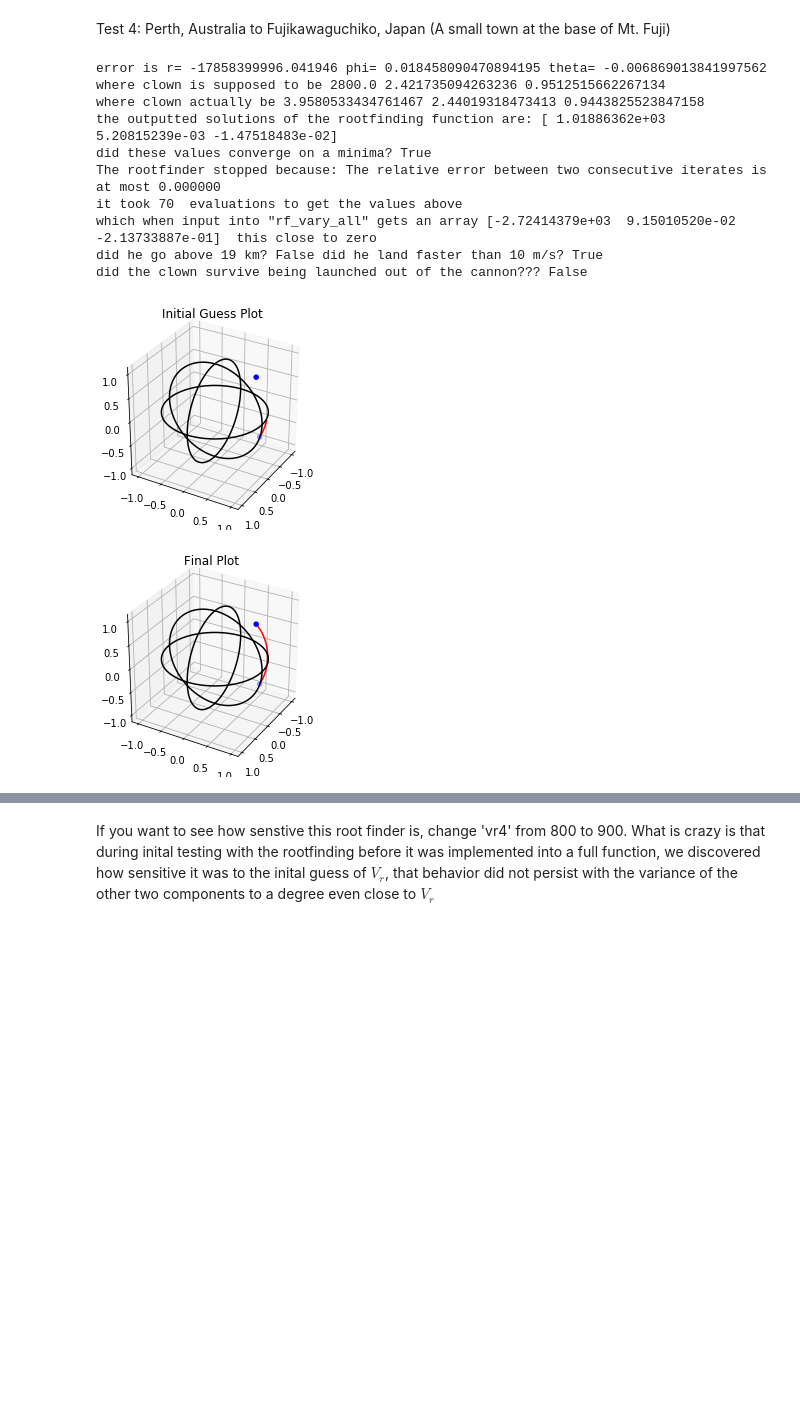
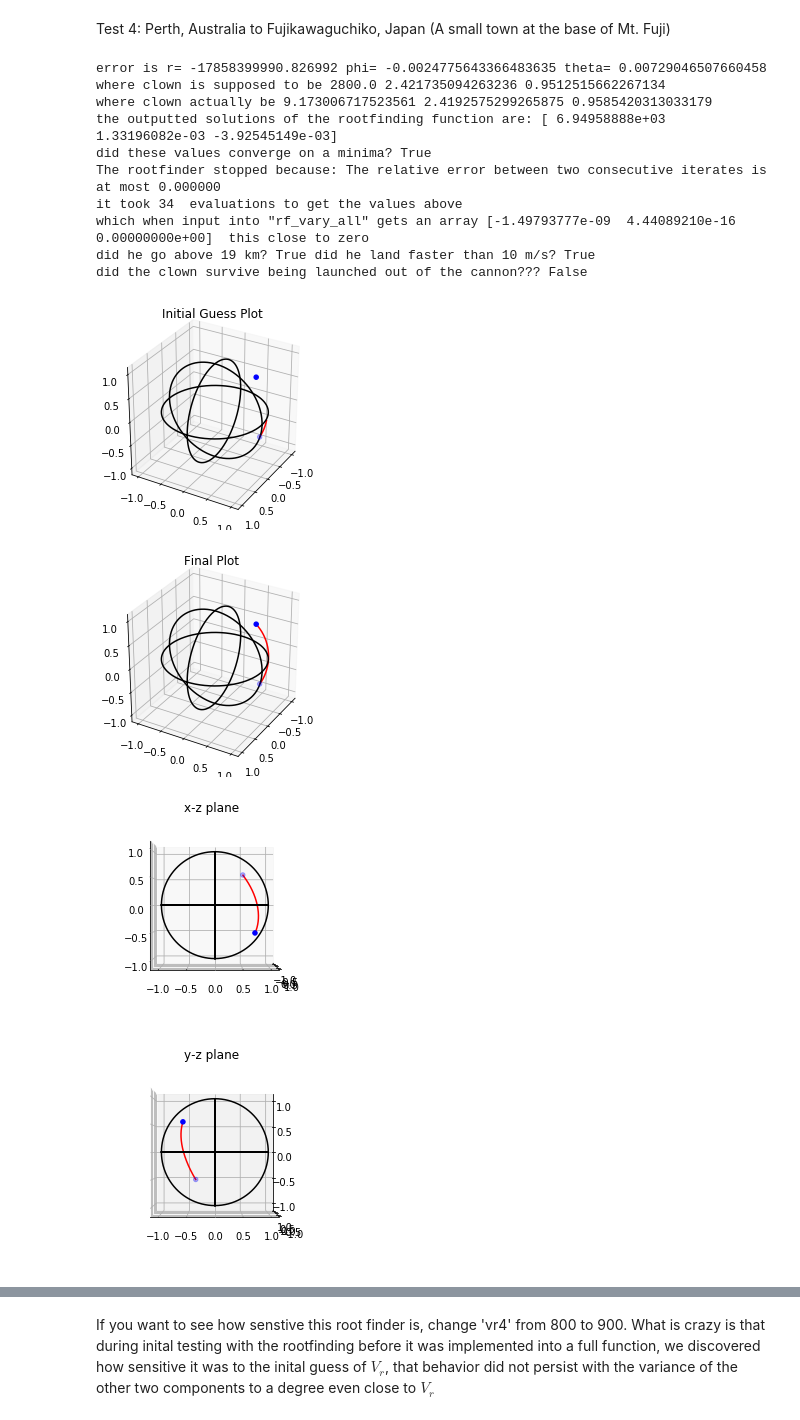
Before and after one commit to Josh-Freeze/Computational-Physics, a Jupyter notebook: ClownCannon.ipynb, the cells around one changed output, grey strips where cells are left out. Cells and saved outputs as stored; diff of their text form; code cells hidden in the pictures; blank space fills up the shorter version.

Commit message:
added a launching function to demonstrate sphere motion

```diff
--- a/ClownCannon.ipynb
+++ b/ClownCannon.ipynb
@@ -44,6 +44,20 @@ mpl.rc('ytick.minor', visible=True)
 We define the spherical plotting environment below. This will help up visualize our results later.
 # %%
 def mpl_sphere(xp,yp,zp,ics,title,vangle=None):
+    """plots a set of coordinates about the earth in cartesian space into a trajectory around a wireframe globe
+
+    Inputs
+    ------
+    xp:ndarray
+    array of radius positions
+    yp:ndarray
+    array of theta positions
+    zp:ndarray
+    array of phi positions
+    ics:ndarry
+
+
+    """
     rearth=6371000
     r=(ics[:,0]+rearth)/rearth
     phi=ics[:,2]
@@ -387,7 +401,7 @@ We see this time that there is velocity in the theta direction as a result of th
 # %% [markdown]
 In order to properly implement the shooting method we built clown_bvp that solves an ivp and then root finds with the result to solve the boundary value problem.
 # %%
-def clown_bvp(a_coord,b_coord,vr_guess,method):
+def clown_bvp(a_coord,b_coord,vr_guess,method,full_out=False):
     '''
     generalized clown bvp solver
     gets spherical coords phi,theta from lat,long
@@ -441,9 +455,6 @@ def clown_bvp(a_coord,b_coord,vr_guess,method):
 #     this is the trajectory of our inital guess
 #     we have these if we want a different view but for the most part it doesnt need it
     mpl_sphere(xs,ys,zs,ics,'Initial Guess Plot',[30,30])
-#     mpl_sphere(xs,ys,zs,ics,'y-z plane',[0,0])
-#     mpl_sphere(xs,ys,zs,ics,'x-z plane',[0,270])
-#     mpl_sphere(xs,ys,zs,ics,'x-y plane',[270,0])
 #     inital guesses for root to use
     V = np.array([vr_guess,guess[1]/tf5,guess[0]/tf5])
     #root attempts to find the roots of our equations of motion given our final destination and our initial guess
@@ -461,9 +472,10 @@ def clown_bvp(a_coord,b_coord,vr_guess,method):
     zsf=rf*np.cos(phif)
 #     same as above, we have more viewpoints but really dont need it
     mpl_sphere(xsf,ysf,zsf,ics,'Final Plot',[30,30])
-#     mpl_sphere(xsf,ysf,zsf,ics,'y-z plane',[0,0])
-#     mpl_sphere(xsf,ysf,zsf,ics,'x-z plane',[0,270])
-#     mpl_sphere(xsf,ysf,zsf,ics,'x-y plane',[270,0])
+    if(full_out==True):
+        mpl_sphere(xsf,ysf,zsf,ics,'x-z plane',[0,0])
+        mpl_sphere(xsf,ysf,zsf,ics,'y-z plane',[0,270])
+        mpl_sphere(xsf,ysf,zsf,ics,'x-y plane',[90,0])
 #     now for final descent in the parachute to the ground
     R_para = np.array([test5_final.y[0,-1],test5_final.y[1,-1],test5_final.y[2,-1],0,test5_final.y[4,-1],0])
     fall_time = 1000
@@ -575,18 +586,20 @@ Test 4: Perth, Australia to Fujikawaguchiko, Japan
 # %%
 a4 = np.array([31.9505,-1,115.8605,1,0])
 b4 = np.array([35.4973,1,138.7552,1,2800])
 vr4 = 801
-clown_bvp(a4,b4,vr4,'lm')
+clown_bvp(a4,b4,vr4,'lm',full_out=True)
 # %% [output]
-error is r= -17858399996.041946 phi= 0.018458090470894195 theta= -0.006869013841997562
+error is r= -17858399990.826992 phi= -0.0024775643366483635 theta= 0.00729046507660458
 where clown is supposed to be 2800.0 2.421735094263236 0.9512515662267134
-where clown actually be 3.9580533434761467 2.44019318473413 0.9443825523847158
-the outputted solutions of the rootfinding function are: [ 1.01886362e+03  5.20815239e-03 -1.47518483e-02]
+where clown actually be 9.173006717523561 2.4192575299265875 0.9585420313033179
+the outputted solutions of the rootfinding function are: [ 6.94958888e+03  1.33196082e-03 -3.92545149e-03]
 did these values converge on a minima? True
 The rootfinder stopped because: The relative error between two consecutive iterates is at most 0.000000
-it took 70  evaluations to get the values above
-which when input into "rf_vary_all" gets an array [-2.72414379e+03  9.15010520e-02 -2.13733887e-01]  this close to zero
-did he go above 19 km? False did he land faster than 10 m/s? True
+it took 34  evaluations to get the values above
+which when input into "rf_vary_all" gets an array [-1.49793777e-09  4.44089210e-16  0.00000000e+00]  this close to zero
+did he go above 19 km? True did he land faster than 10 m/s? True
 did the clown survive being launched out of the cannon??? False
 [figure]
 [figure]
+[figure, added]
+[figure, added]
```
Also changed, not shown: parts of 10 cells of this notebook.
